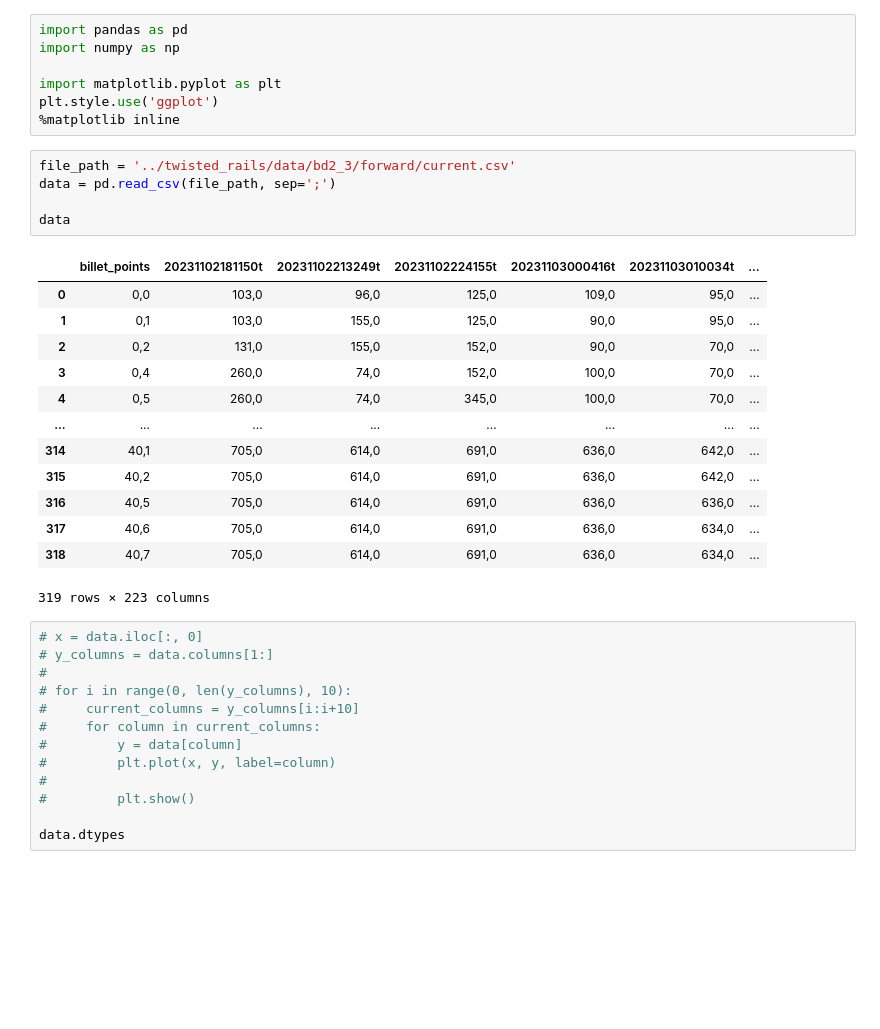
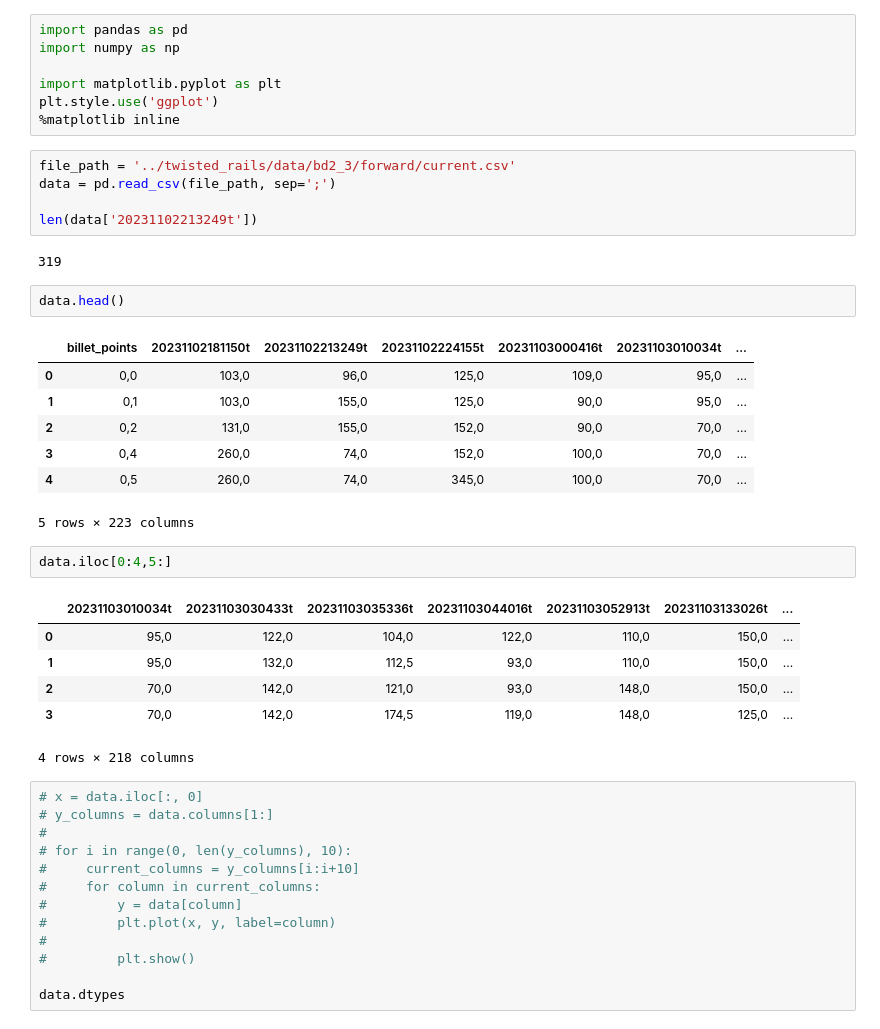
Before and after one commit to NishiNoya-spec/ML-notebook, a Jupyter notebook: twisted_rails/aggregate.ipynb, the cells around one changed output. Saved outputs shown, nothing was run; the diff lists cells and outputs as text; blank space fills up the shorter version.

```diff
--- a/twisted_rails/aggregate.ipynb
+++ b/twisted_rails/aggregate.ipynb
@@ -9,21 +9,28 @@ plt.style.use('ggplot')
 file_path = '../twisted_rails/data/bd2_3/forward/current.csv'
 data = pd.read_csv(file_path, sep=';')
 
-data
+len(data['20231102213249t'])
 # %% [output]
-|  | billet_points | 20231102181150t | 20231102213249t | 20231102224155t | 20231103000416t | 20231103010034t | ... |
-| 0 | 0,0 | 103,0 | 96,0 | 125,0 | 109,0 | 95,0 | ... |
-| 1 | 0,1 | 103,0 | 155,0 | 125,0 | 90,0 | 95,0 | ... |
-| 2 | 0,2 | 131,0 | 155,0 | 152,0 | 90,0 | 70,0 | ... |
-| 3 | 0,4 | 260,0 | 74,0 | 152,0 | 100,0 | 70,0 | ... |
-| 4 | 0,5 | 260,0 | 74,0 | 345,0 | 100,0 | 70,0 | ... |
-| ... | ... | ... | ... | ... | ... | ... | ... |
-| 314 | 40,1 | 705,0 | 614,0 | 691,0 | 636,0 | 642,0 | ... |
-| 315 | 40,2 | 705,0 | 614,0 | 691,0 | 636,0 | 642,0 | ... |
-| 316 | 40,5 | 705,0 | 614,0 | 691,0 | 636,0 | 636,0 | ... |
-| 317 | 40,6 | 705,0 | 614,0 | 691,0 | 636,0 | 634,0 | ... |
-| 318 | 40,7 | 705,0 | 614,0 | 691,0 | 636,0 | 634,0 | ... |
-319 rows × 223 columns
+319
+# %%
+data.head()
+# %% [output]
+|  | billet_points | 20231102181150t | 20231102213249t | 20231102224155t | 20231103000416t | 20231103010034t | ... |
+| 0 | 0,0 | 103,0 | 96,0 | 125,0 | 109,0 | 95,0 | ... |
+| 1 | 0,1 | 103,0 | 155,0 | 125,0 | 90,0 | 95,0 | ... |
+| 2 | 0,2 | 131,0 | 155,0 | 152,0 | 90,0 | 70,0 | ... |
+| 3 | 0,4 | 260,0 | 74,0 | 152,0 | 100,0 | 70,0 | ... |
+| 4 | 0,5 | 260,0 | 74,0 | 345,0 | 100,0 | 70,0 | ... |
+5 rows × 223 columns
+# %%
+data.iloc[0:4,5:]
+# %% [output]
+|  | 20231103010034t | 20231103030433t | 20231103035336t | 20231103044016t | 20231103052913t | 20231103133026t | ... |
+| 0 | 95,0 | 122,0 | 104,0 | 122,0 | 110,0 | 150,0 | ... |
+| 1 | 95,0 | 132,0 | 112,5 | 93,0 | 110,0 | 150,0 | ... |
+| 2 | 70,0 | 142,0 | 121,0 | 93,0 | 148,0 | 150,0 | ... |
+| 3 | 70,0 | 142,0 | 174,5 | 119,0 | 148,0 | 125,0 | ... |
+4 rows × 218 columns
 # %%
 # x = data.iloc[:, 0]
 # y_columns = data.columns[1:]
```
Also changed, not shown: parts of 1 cell of this notebook, 7 other files.
